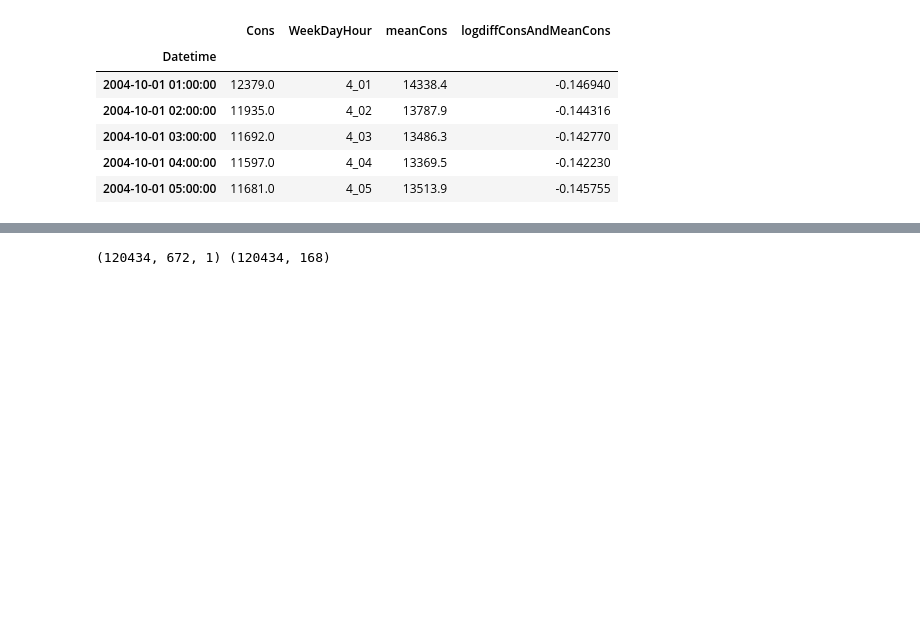
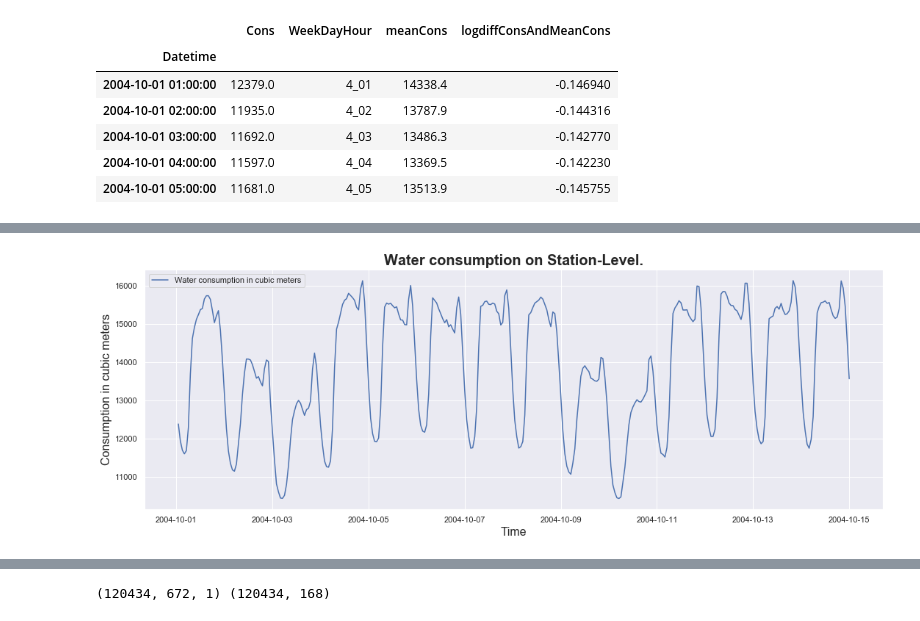
Before and after one commit to edgarkhachatryan/ExampleProjects, a Jupyter notebook: ElectricityForecastWithTimeHorizon/Source/Electricity_Consumption_Forecast_with_time_horizon.ipynb, the cells around one changed output, grey strips where cells are left out. Drawn from its saved outputs; the diff is of its cells as text; code cells hidden in the pictures; blank space fills up the shorter version.

```diff
--- a/ElectricityForecastWithTimeHorizon/Source/Electricity_Consumption_Forecast_with_time_horizon.ipynb
+++ b/ElectricityForecastWithTimeHorizon/Source/Electricity_Consumption_Forecast_with_time_horizon.ipynb
@@ -244,3 +247,24 @@ dfAEP.head()
+# %%
+x_col = dfAEP.iloc[0:24*14].index
+y_col = dfAEP.iloc[0:24*14, 0]
+# %%
+# Create a plot.
+sns.set()
+figTotalCons = plt.figure(figsize = (18,6))
+sns.lineplot(x=x_col,
+             y=y_col,
+             data=df,
+             label="Water consumption in cubic meters",
+             legend="full")
+# Add labels.
+plt.xlabel('Time', fontsize=16)
+plt.ylabel('Consumption in cubic meters', fontsize=16)
+# Add a title.
+chart_title = 'Water consumption on Station-Level.'
+plt.title(chart_title, fontsize=20, fontweight="bold")
+plt.show()
+# %% [output]
+[figure, added]
 # %%
 #TODO: add param for range(0, numElements-totalSeqLen+1, 1). 1 should be configurable.
 
```
Also changed, not shown: parts of 17 cells of this notebook.
